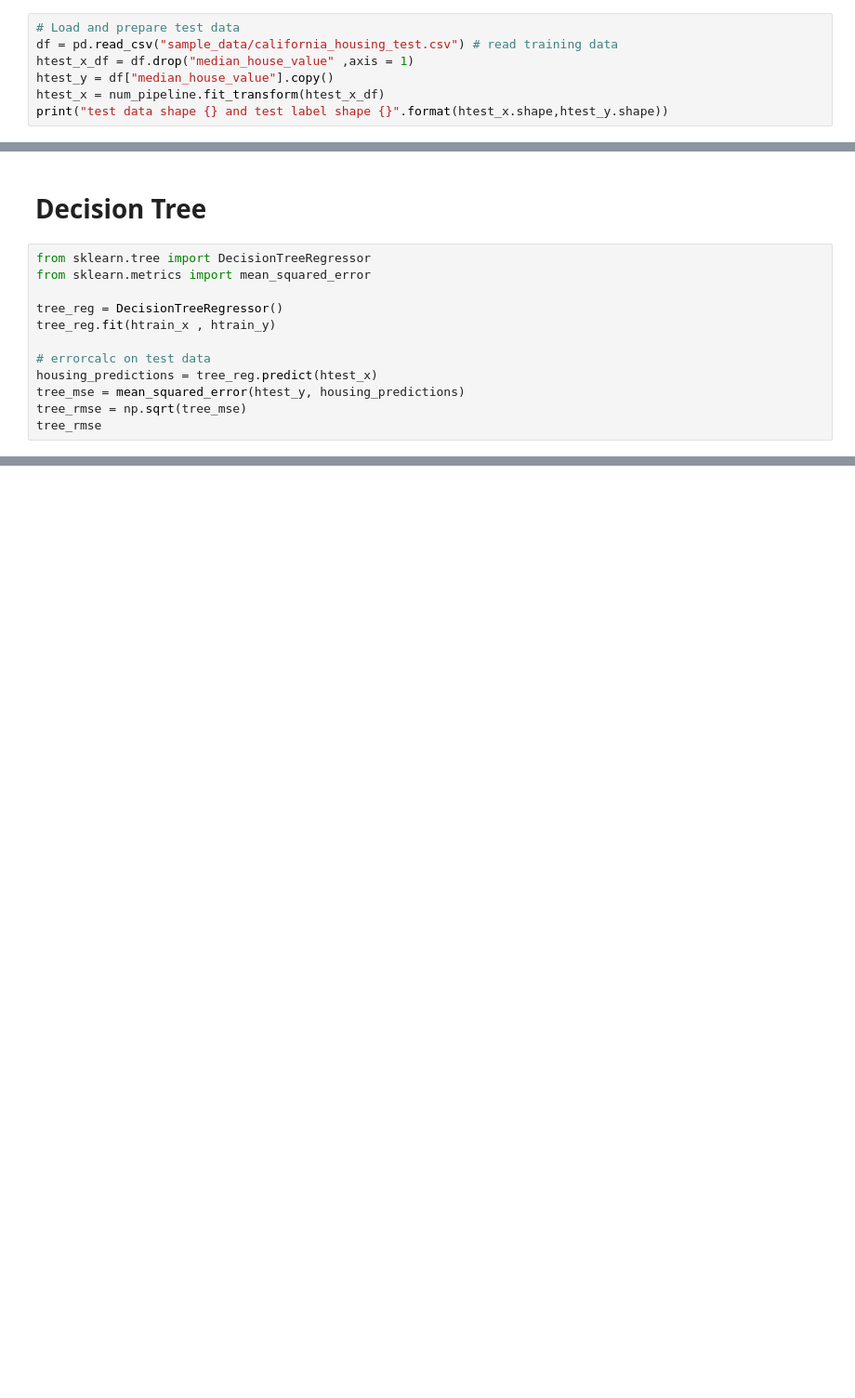
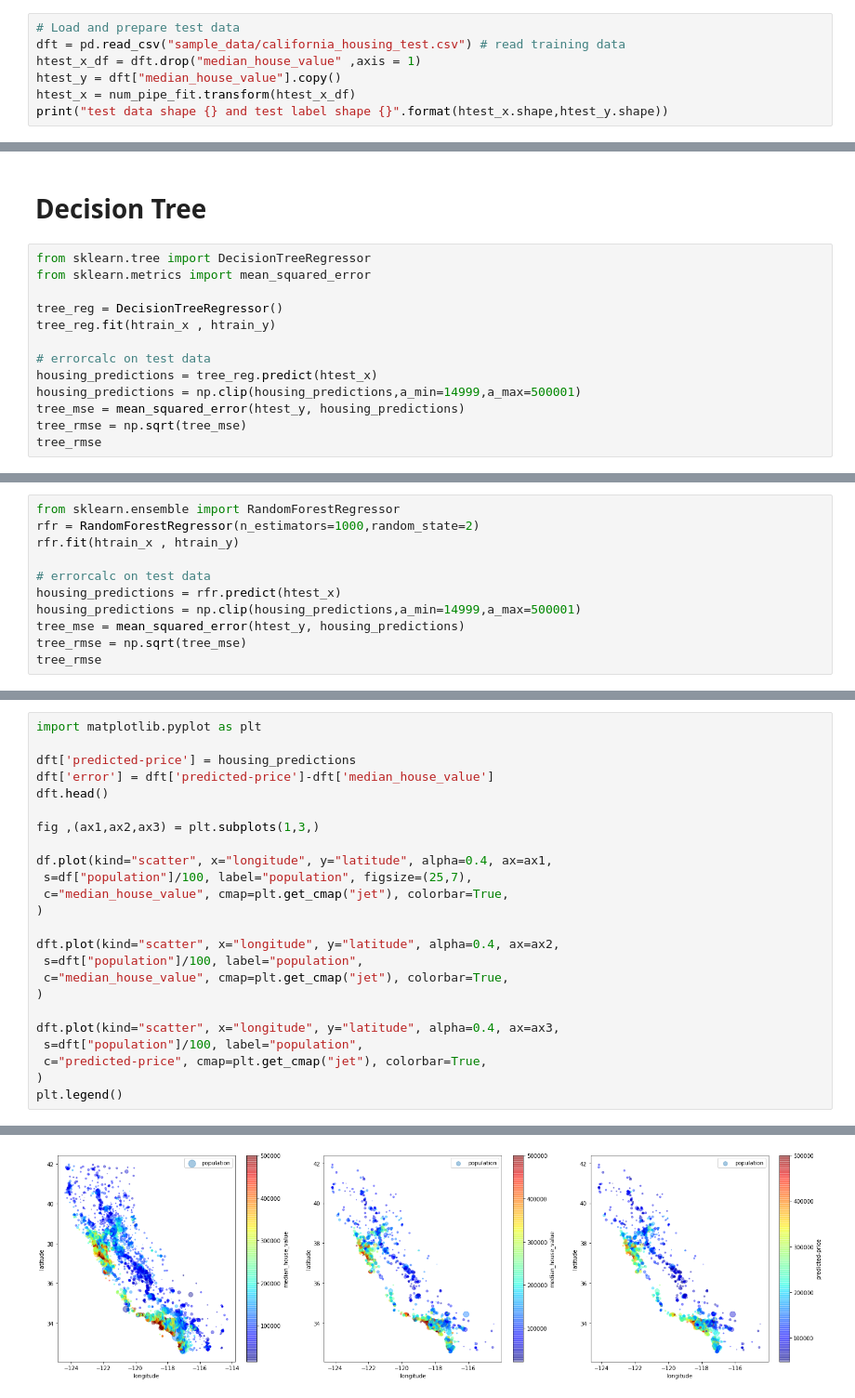
Before and after one commit to xkrishnam/notebooks, a Jupyter notebook: descision_tree_regression_on_housing_data.ipynb, the cells around one changed output, grey strips where cells are left out. Shown at 93% size. Drawn from its saved outputs; the diff is of its cells as text; blank space fills up the shorter version.

```diff
--- a/descision_tree_regression_on_housing_data.ipynb
+++ b/descision_tree_regression_on_housing_data.ipynb
@@ -26,8 +27,8 @@ train X shape (17000, 7) and training label shape (17000,)
 # %%
 # Load and prepare test data
-df = pd.read_csv("sample_data/california_housing_test.csv") # read training data
-htest_x_df = df.drop("median_house_value" ,axis = 1)
-htest_y = df["median_house_value"].copy()
-htest_x = num_pipeline.fit_transform(htest_x_df)
+dft = pd.read_csv("sample_data/california_housing_test.csv") # read training data
+htest_x_df = dft.drop("median_house_value" ,axis = 1)
+htest_y = dft["median_house_value"].copy()
+htest_x = num_pipe_fit.transform(htest_x_df)
 print("test data shape {} and test label shape {}".format(htest_x.shape,htest_y.shape))
 # %% [output]
@@ -43,6 +44,7 @@ tree_reg.fit(htrain_x , htrain_y)
 
 # errorcalc on test data
 housing_predictions = tree_reg.predict(htest_x)
+housing_predictions = np.clip(housing_predictions,a_min=14999,a_max=500001)
 tree_mse = mean_squared_error(htest_y, housing_predictions)
 tree_rmse = np.sqrt(tree_mse)
 tree_rmse
@@ -93,0 +103,11 @@ tree.plot_tree(tree_reg, max_depth=2,fontsize=10)
+# %%
+from sklearn.ensemble import RandomForestRegressor
+rfr = RandomForestRegressor(n_estimators=1000,random_state=2)
+rfr.fit(htrain_x , htrain_y)
+
+# errorcalc on test data
+housing_predictions = rfr.predict(htest_x)
+housing_predictions = np.clip(housing_predictions,a_min=14999,a_max=500001)
+tree_mse = mean_squared_error(htest_y, housing_predictions)
+tree_rmse = np.sqrt(tree_mse)
+tree_rmse
@@ -93,0 +116,25 @@ tree.plot_tree(tree_reg, max_depth=2,fontsize=10)
+# %%
+import matplotlib.pyplot as plt
+
+dft['predicted-price'] = housing_predictions
+dft['error'] = dft['predicted-price']-dft['median_house_value']
+dft.head()
+
+fig ,(ax1,ax2,ax3) = plt.subplots(1,3,)
+
+df.plot(kind="scatter", x="longitude", y="latitude", alpha=0.4, ax=ax1,
+ s=df["population"]/100, label="population", figsize=(25,7),
+ c="median_house_value", cmap=plt.get_cmap("jet"), colorbar=True,
+)
+
+dft.plot(kind="scatter", x="longitude", y="latitude", alpha=0.4, ax=ax2,
+ s=dft["population"]/100, label="population",
+ c="median_house_value", cmap=plt.get_cmap("jet"), colorbar=True,
+)
+
+dft.plot(kind="scatter", x="longitude", y="latitude", alpha=0.4, ax=ax3,
+ s=dft["population"]/100, label="population",
+ c="predicted-price", cmap=plt.get_cmap("jet"), colorbar=True,
+)
+plt.legend()
+# %% [output]
@@ -93,0 +142 @@ tree.plot_tree(tree_reg, max_depth=2,fontsize=10)
+[figure, added]
```
Also changed, not shown: parts of 11 cells of this notebook.
